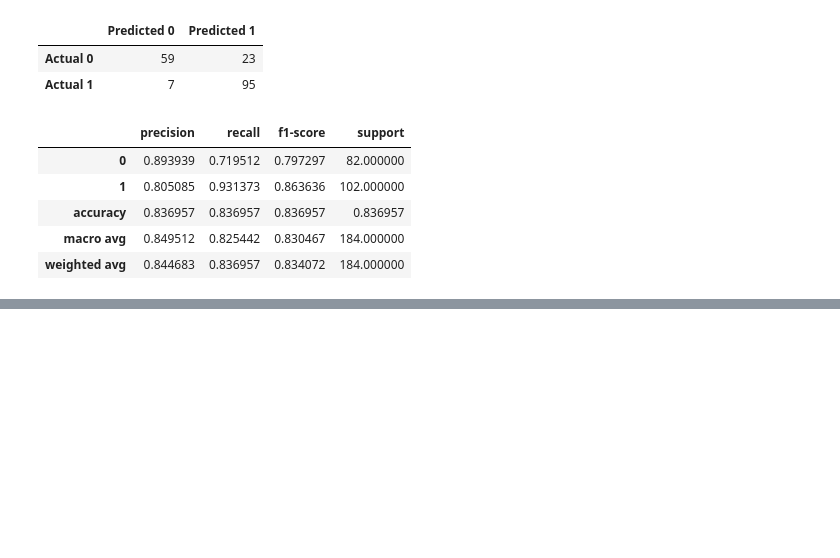
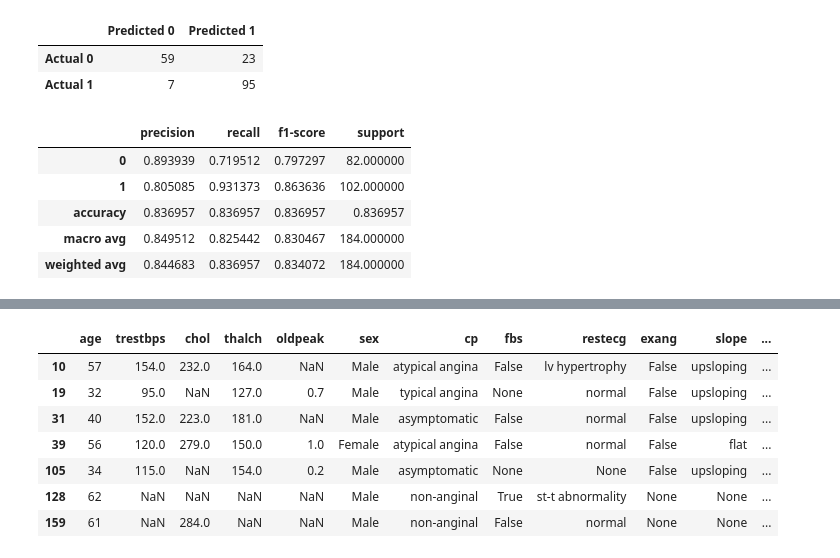
Before and after one commit to muhammadraditya28r/uci-heart-disease-ml, a Jupyter notebook: notebooks/04_model_evaluation.ipynb, the cells around one changed output, grey strips where cells are left out. Saved outputs shown, nothing was run; the diff lists cells and outputs as text; code cells hidden in the pictures; blank space fills up the shorter version.

```diff
--- a/notebooks/04_model_evaluation.ipynb
+++ b/notebooks/04_model_evaluation.ipynb
@@ -64,0 +91,11 @@ get_feature_coefficients(final_lr_model)
+# %%
+false_negative
+# %% [output]
+|  | age | trestbps | chol | thalch | oldpeak | sex | cp | fbs | restecg | exang | slope | ... |
+| 10 | 57 | 154.0 | 232.0 | 164.0 | NaN | Male | atypical angina | False | lv hypertrophy | False | upsloping | ... |
+| 19 | 32 | 95.0 | NaN | 127.0 | 0.7 | Male | typical angina | None | normal | False | upsloping | ... |
+| 31 | 40 | 152.0 | 223.0 | 181.0 | NaN | Male | asymptomatic | False | normal | False | upsloping | ... |
+| 39 | 56 | 120.0 | 279.0 | 150.0 | 1.0 | Female | atypical angina | False | normal | False | flat | ... |
+| 105 | 34 | 115.0 | NaN | 154.0 | 0.2 | Male | asymptomatic | None | None | False | upsloping | ... |
+| 128 | 62 | NaN | NaN | NaN | NaN | Male | non-anginal | True | st-t abnormality | None | None | ... |
+| 159 | 61 | NaN | 284.0 | NaN | NaN | Male | non-anginal | False | normal | None | None | ... |
```
Also changed, not shown: parts of 8 cells of this notebook, 1 other file.
